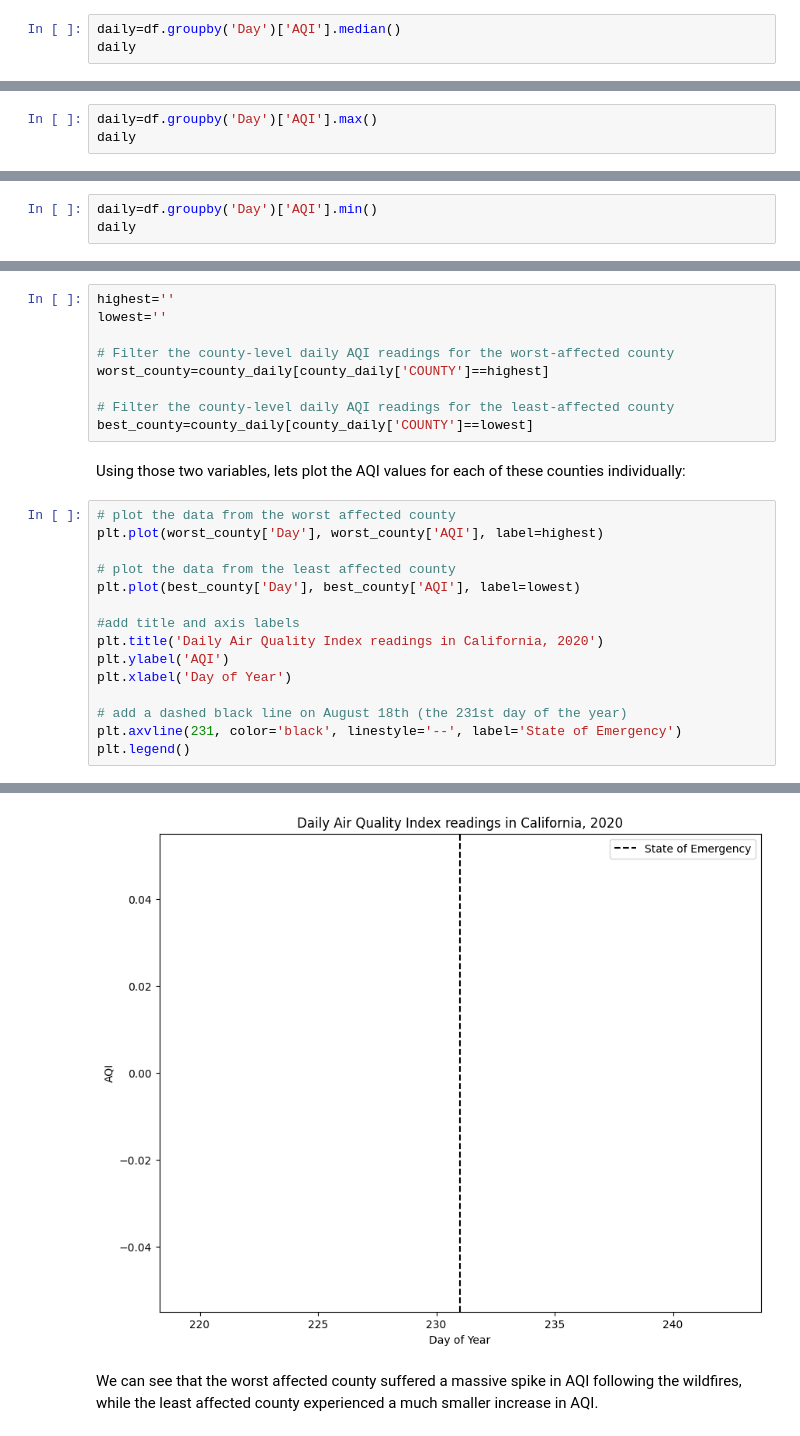
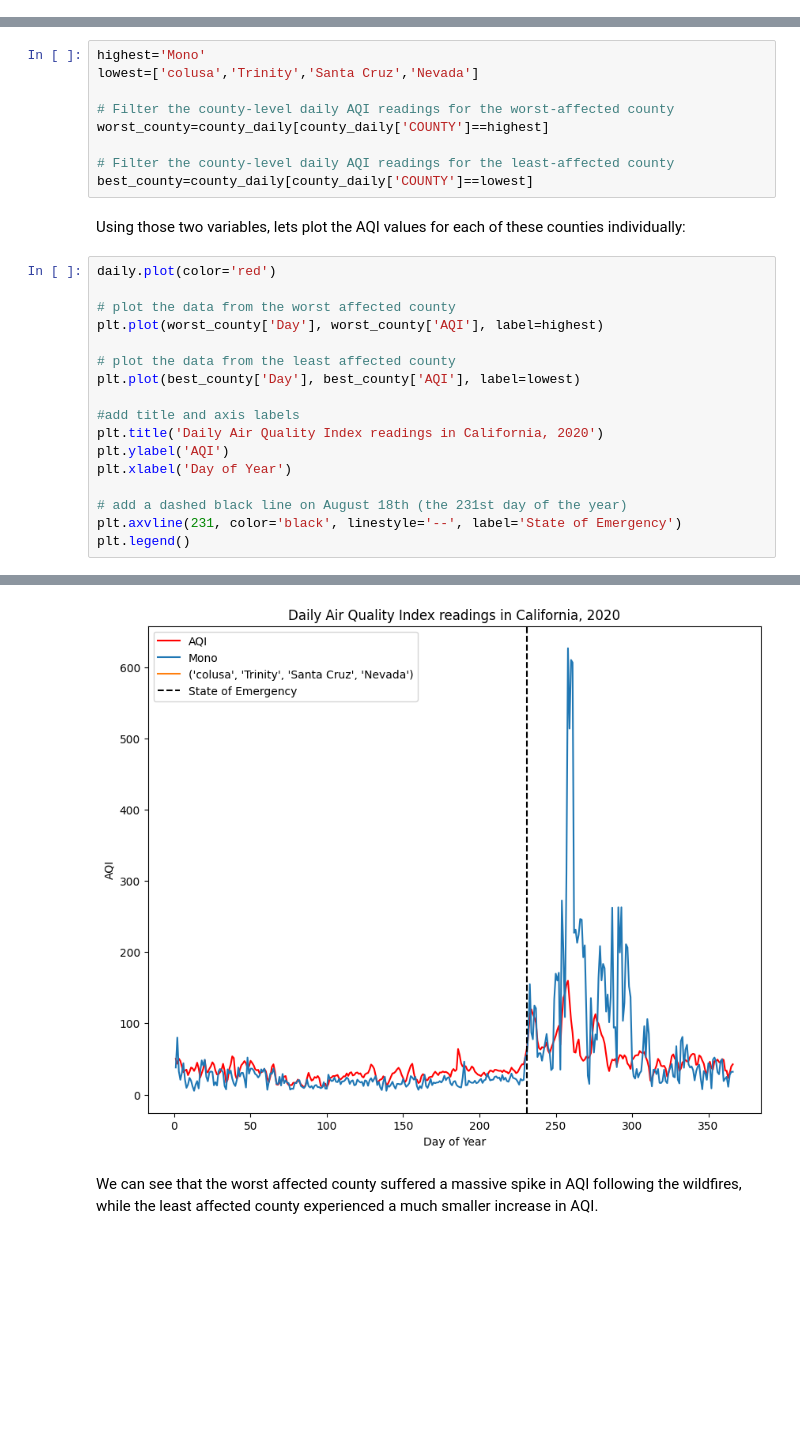
Before and after one commit to wilsonliu222/QM-2, a Jupyter notebook: notebooks/W03. Spatial Data.ipynb, the cells around one changed output, grey strips where cells are left out. Saved outputs shown, nothing was run; the diff lists cells and outputs as text; blank space fills up the shorter version.

```diff
--- a/notebooks/W03. Spatial Data.ipynb
+++ b/notebooks/W03. Spatial Data.ipynb
@@ -169,6 +167,3 @@ Day
 365    39.492754
 366    42.532374
 Name: AQI, Length: 366, dtype: float64
-# %%
-daily=df.groupby('Day')['AQI'].median()
-daily
@@ -189,5 +170,2 @@ Name: AQI, Length: 366, dtype: float64
 # %% [markdown]
 Now we can see that our dataframe has 366 rows, one for each day of the year (2020 was actually a leap year!). Let's plot the daily average of the AQI sensors, along with a dashed vertical line indicating the day a State of Emergency was declared (August 18th).
-# %%
-daily=df.groupby('Day')['AQI'].max()
-daily
@@ -208,3 +171,0 @@ Name: AQI, Length: 366, dtype: int64
-# %%
-daily=df.groupby('Day')['AQI'].min()
-daily
@@ -323,8 +270,8 @@ print(counties)
 # %% [markdown]
 Which county had the highest maximum AQI value? Which county had the lowest? store the names of these counties as varables called "highest" and "lowest", shown below:
 # %%
-highest=''
-lowest=''
+highest='Mono'
+lowest=['colusa','Trinity','Santa Cruz','Nevada']
 
 # Filter the county-level daily AQI readings for the worst-affected county
 worst_county=county_daily[county_daily['COUNTY']==highest]
@@ -334,23 +281,25 @@ best_county=county_daily[county_daily['COUNTY']==lowest]
 # %% [markdown]
 Using those two variables, lets plot the AQI values for each of these counties individually:
 # %%
+daily.plot(color='red')
+
 # plot the data from the worst affected county
 plt.plot(worst_county['Day'], worst_county['AQI'], label=highest)
 
 # plot the data from the least affected county
 plt.plot(best_county['Day'], best_county['AQI'], label=lowest)
 
 #add title and axis labels
 plt.title('Daily Air Quality Index readings in California, 2020')
 plt.ylabel('AQI')
 plt.xlabel('Day of Year')
 
 # add a dashed black line on August 18th (the 231st day of the year)
 plt.axvline(231, color='black', linestyle='--', label='State of Emergency')
 plt.legend()
 # %% [output]
 <matplotlib.legend.Legend at 0x...>
-[figure, old version]
+[figure, new version]
 # %% [markdown]
 We can see that the worst affected county suffered a massive spike in AQI following the wildfires, while the least affected county experienced a much smaller increase in AQI.
 # %% [markdown]
```
Also changed, not shown: parts of 13 cells of this notebook.
